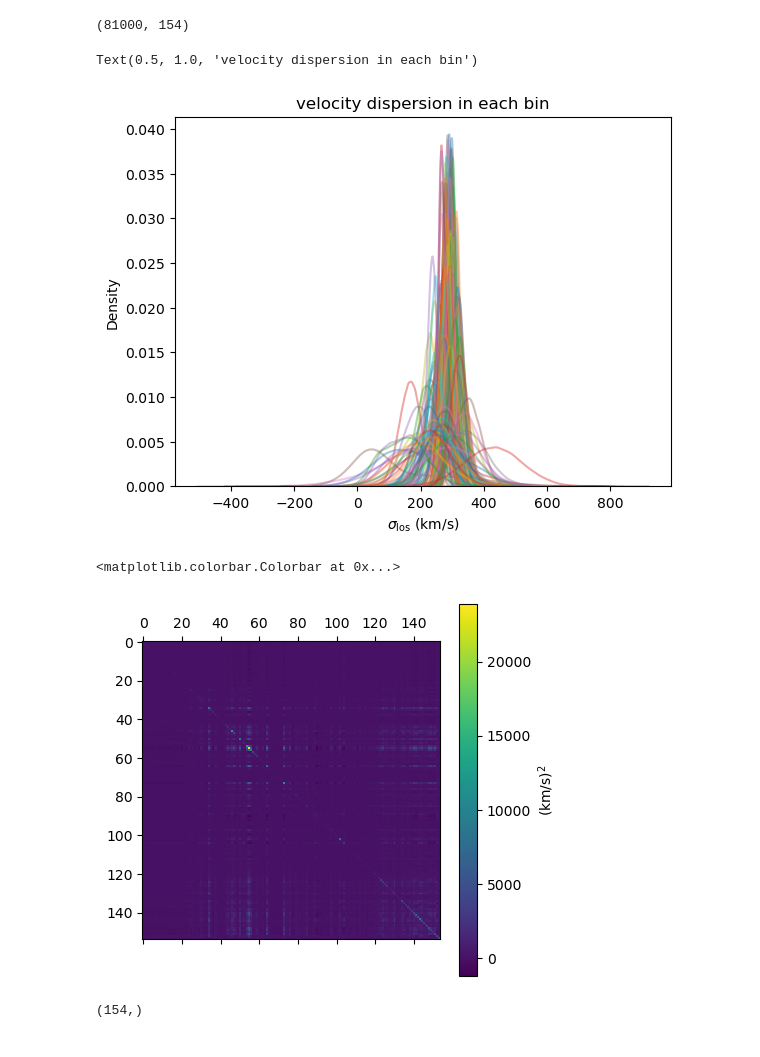
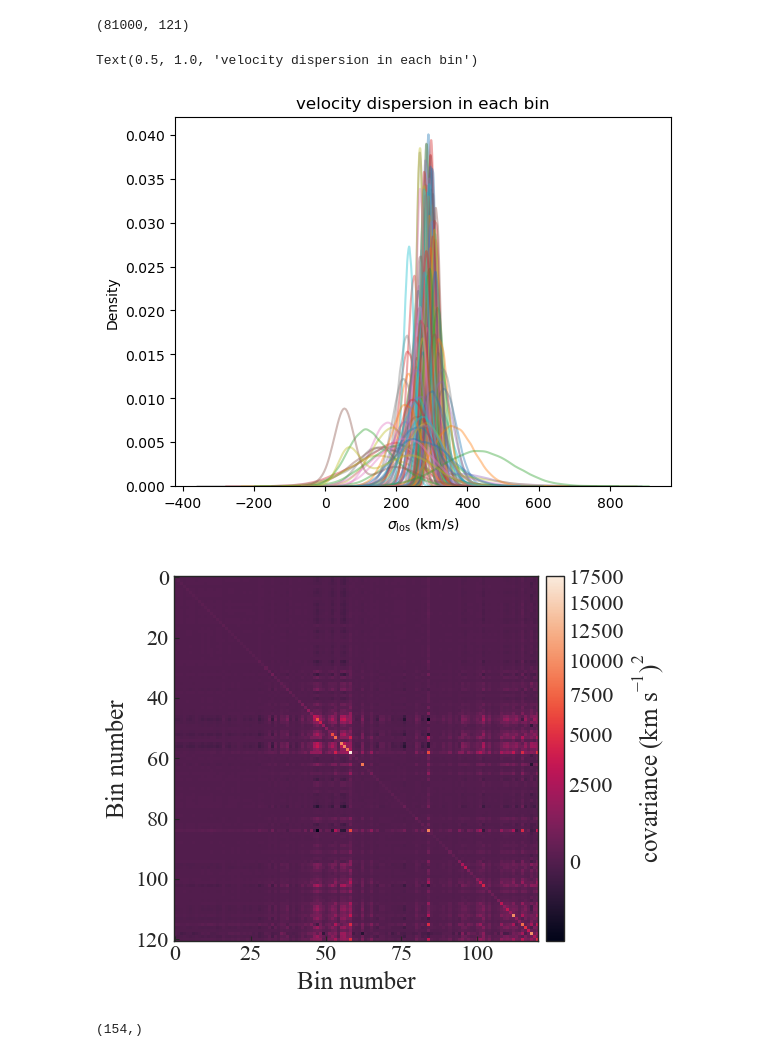
Before and after one commit to TDCOSMO/RXJ1131_KCWI, a Jupyter notebook: Create covariance matrix for kinematics data.ipynb, the cells around one changed output. Saved outputs shown, nothing was run; the diff lists cells and outputs as text; code cells hidden in the pictures.

```diff
--- a/Create covariance matrix for kinematics data.ipynb
+++ b/Create covariance matrix for kinematics data.ipynb
@@ -2,7 +2,7 @@
 import numpy as np
 import matplotlib.pyplot as plt
 # %%
-target_snr_per_bin = 13 # 13 and 15
+target_snr_per_bin = 15 # 13 and 15
 
 velocity_dispersion_realizations = None
 sample_number_for_each_setting = 1000
@@ -61,7 +61,7 @@ for rng in range(1, 4):
 
 print(velocity_dispersion_realizations.shape)
 # %% [output]
-(81000, 154)
+(81000, 121)
 # %%
 import seaborn as sns
 
@@ -75,6 +75,6 @@ ax.set_xlabel(r'$\sigma_{\rm los}$ (km/s)')
 ax.set_title('velocity dispersion in each bin')
 # %% [output]
 Text(0.5, 1.0, 'velocity dispersion in each bin')
-[figure, old version]
+[figure, new version]
 # %%
 import numpy.ma as ma
@@ -83,11 +84,35 @@ covariance_matrix = ma.cov(ma.masked_invalid(velocity_dispersion_realizations),
 
 covariance_matrix.filled(np.inf);
 # %%
-cbar = plt.matshow(covariance_matrix)
-plt.colorbar(cbar, label=r'(km/s)${}^2$')
+from mpl_toolkits.axes_grid1 import make_axes_locatable
+from astropy.visualization import simple_norm
+import paperfig as pf
+
+pf.set_fontscale(2.)
+
+norm = simple_norm(covariance_matrix, 'sqrt')
+
+fig = plt.figure()
+ax = fig.add_subplot(111)
+
+
+im = ax.imshow((covariance_matrix), norm=norm) #, cmap='gist')
+#plt.colorbar(cbar, label=r'(km/s)${}^2$')
+
+divider = make_axes_locatable(ax)
+cax = divider.append_axes('right', size='5%', pad='2%')
+cbar = fig.colorbar(im, cax=cax, label=r'covariance (km s$^{-1}$)$^{2}$')
+
+ax.set_xlabel('Bin number')
+ax.set_ylabel('Bin number')
+
+fig.tight_layout()
+
+# fig.savefig('/Users/ajshajib/Dropbox/Papers_Proposals/rxj1131_kcwi/figures/velocity_dispersion_covariance.pdf',
+#             bbox_inches='tight'
+#            )
 # %% [output]
-<matplotlib.colorbar.Colorbar at 0x...>
-[figure, old version]
+[figure, new version]
 # %%
 mean = ma.mean(ma.masked_invalid(velocity_dispersion_realizations), axis=0).data
 
```
Also changed, not shown: parts of 3 cells of this notebook, 23 other files.
